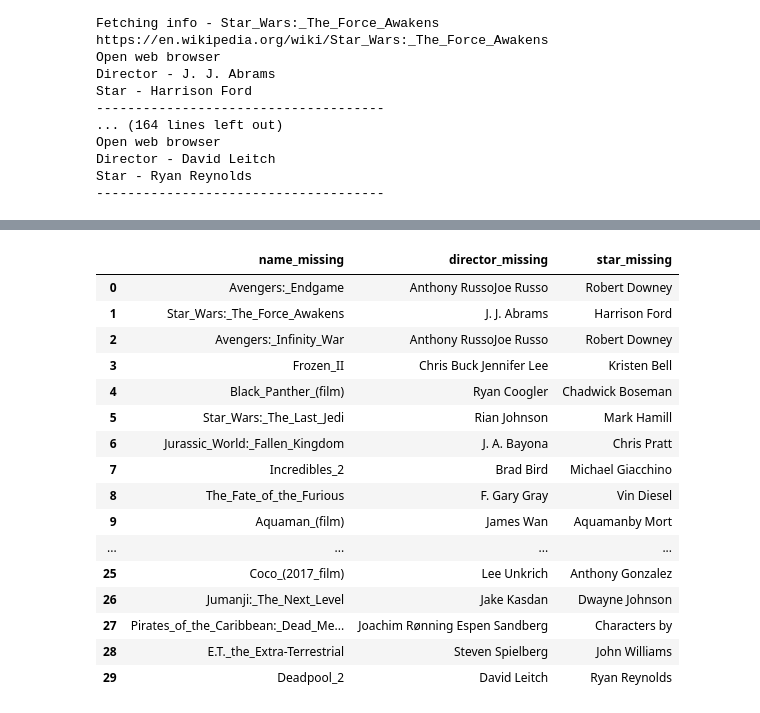
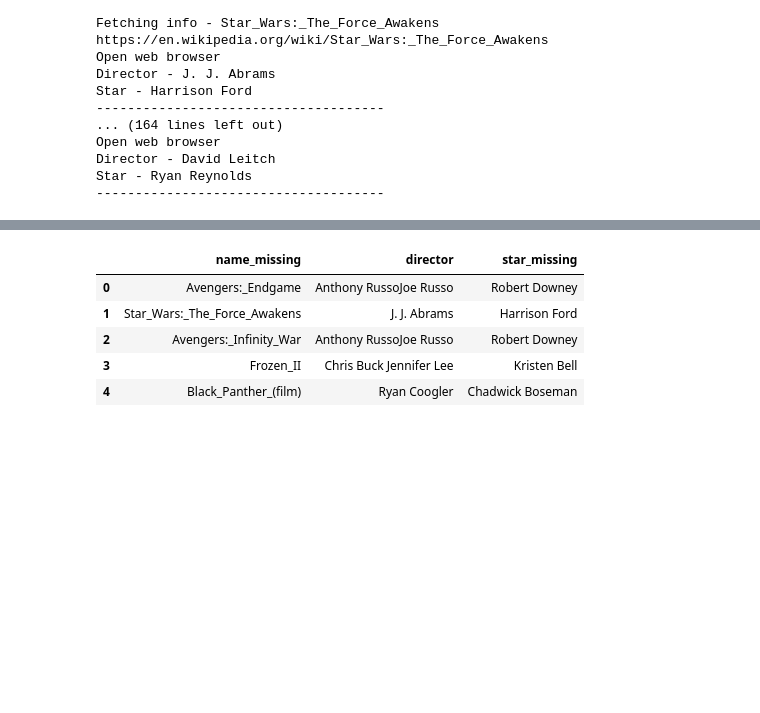
Before and after one commit to IrinaUX/Group7-ETL-Project, a Jupyter notebook: scrape_clean.ipynb, the cells around one changed output, grey strips where cells are left out. Saved outputs shown, nothing was run; the diff lists cells and outputs as text; code cells hidden in the pictures; blank space fills up the shorter version.

```diff
--- a/scrape_clean.ipynb
+++ b/scrape_clean.ipynb
@@ -781,23 +725,12 @@ temp_star
 # %%
-d = {'name_missing': missing_movies_list, 'director_missing': temp_dir, 'star_missing': temp_star}
+d = {'name_missing': missing_movies_list, 'director': temp_dir, 'star_missing': temp_star}
 # %%
 df = pd.DataFrame(d)
-df
+df.head()
 # %% [output]
-|  | name_missing | director_missing | star_missing |
+|  | name_missing | director | star_missing |
 | 0 | Avengers:_Endgame | Anthony RussoJoe Russo | Robert Downey |
 | 1 | Star_Wars:_The_Force_Awakens | J. J. Abrams | Harrison Ford |
 | 2 | Avengers:_Infinity_War | Anthony RussoJoe Russo | Robert Downey |
 | 3 | Frozen_II | Chris Buck Jennifer Lee | Kristen Bell |
 | 4 | Black_Panther_(film) | Ryan Coogler | Chadwick Boseman |
-| 5 | Star_Wars:_The_Last_Jedi | Rian Johnson | Mark Hamill |
-| 6 | Jurassic_World:_Fallen_Kingdom | J. A. Bayona | Chris Pratt |
-| 7 | Incredibles_2 | Brad Bird | Michael Giacchino |
-| 8 | The_Fate_of_the_Furious | F. Gary Gray | Vin Diesel |
-| 9 | Aquaman_(film) | James Wan | Aquamanby Mort |
-| ... | ... | ... | ... |
-| 25 | Coco_(2017_film) | Lee Unkrich | Anthony Gonzalez |
-| 26 | Jumanji:_The_Next_Level | Jake Kasdan | Dwayne Johnson |
-| 27 | Pirates_of_the_Caribbean:_Dead_Me... | Joachim Rønning Espen Sandberg | Characters by |
-| 28 | E.T._the_Extra-Terrestrial | Steven Spielberg | John Williams |
-| 29 | Deadpool_2 | David Leitch | Ryan Reynolds |
```
Also changed, not shown: parts of 9 cells of this notebook, 2 other files.
